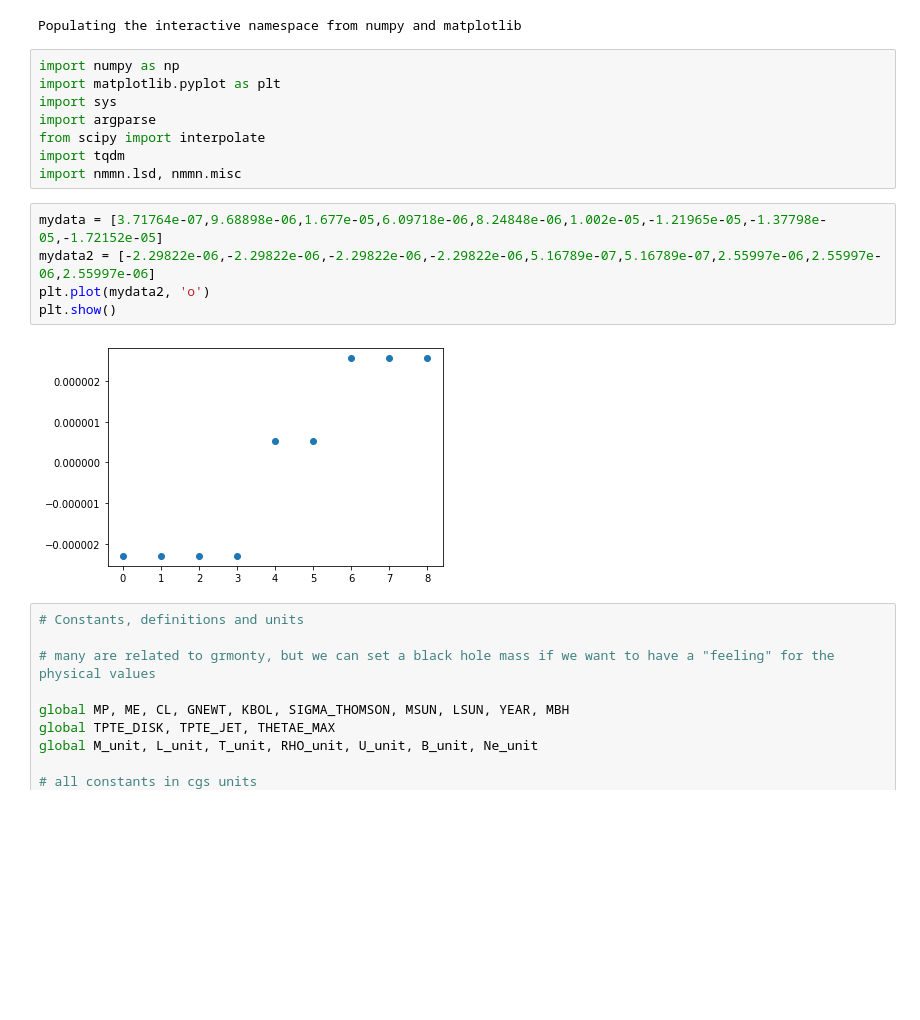
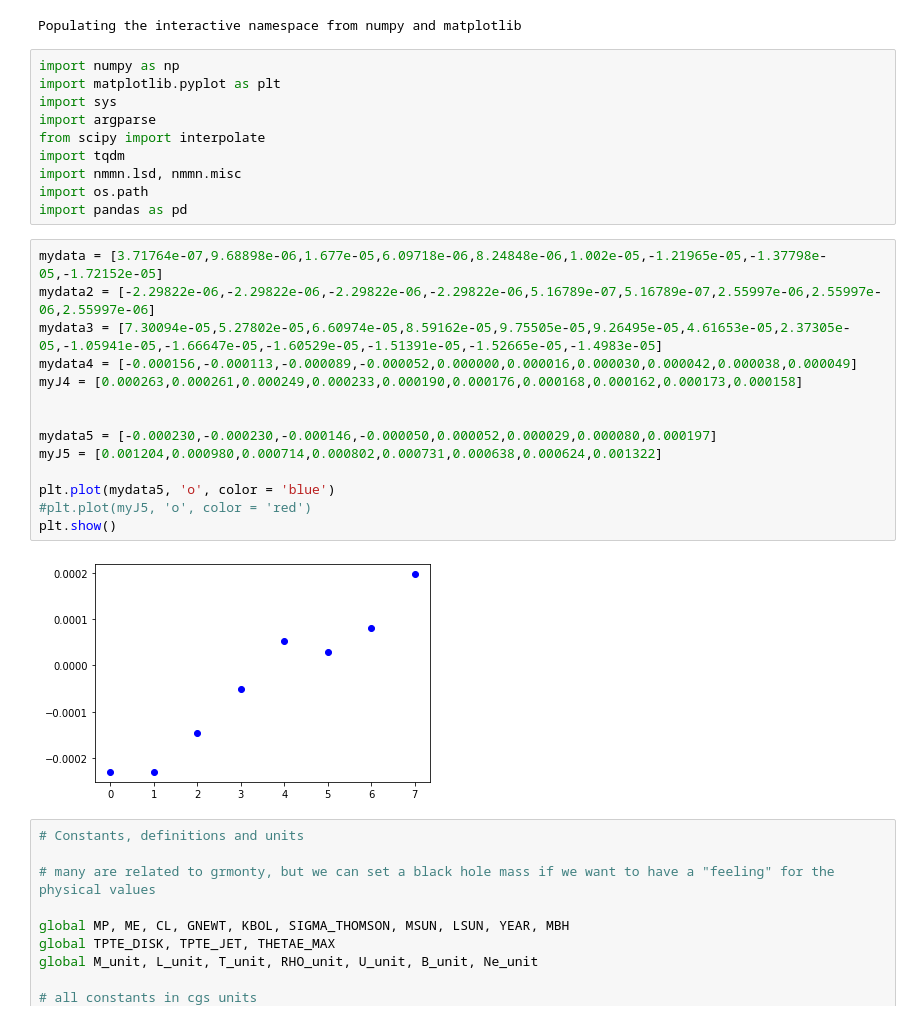
Before and after one commit to outflows/gyst, a Jupyter notebook: characterize.ipynb, the cells around one changed output. Drawn from its saved outputs; the diff is of its cells as text; blank space fills up the shorter version.

```diff
--- a/characterize.ipynb
+++ b/characterize.ipynb
@@ -12,13 +12,24 @@ import argparse
 from scipy import interpolate
 import tqdm
 import nmmn.lsd, nmmn.misc
+import os.path
+import pandas as pd
 # %%
 mydata = [3.71764e-07,9.68898e-06,1.677e-05,6.09718e-06,8.24848e-06,1.002e-05,-1.21965e-05,-1.37798e-05,-1.72152e-05]
 mydata2 = [-2.29822e-06,-2.29822e-06,-2.29822e-06,-2.29822e-06,5.16789e-07,5.16789e-07,2.55997e-06,2.55997e-06,2.55997e-06]
-plt.plot(mydata2, 'o')
+mydata3 = [7.30094e-05,5.27802e-05,6.60974e-05,8.59162e-05,9.75505e-05,9.26495e-05,4.61653e-05,2.37305e-05,-1.05941e-05,-1.66647e-05,-1.60529e-05,-1.51391e-05,-1.52665e-05,-1.4983e-05]
+mydata4 = [-0.000156,-0.000113,-0.000089,-0.000052,0.000000,0.000016,0.000030,0.000042,0.000038,0.000049]
+myJ4 = [0.000263,0.000261,0.000249,0.000233,0.000190,0.000176,0.000168,0.000162,0.000173,0.000158]
+
+
+mydata5 = [-0.000230,-0.000230,-0.000146,-0.000050,0.000052,0.000029,0.000080,0.000197]
+myJ5 = [0.001204,0.000980,0.000714,0.000802,0.000731,0.000638,0.000624,0.001322]
+
+plt.plot(mydata5, 'o', color = 'blue')
+#plt.plot(myJ5, 'o', color = 'red')
 plt.show()
 # %% [output]
-[figure, old version]
+[figure, new version]
 # %%
 # Constants, definitions and units
 
```
Also changed, not shown: parts of 50 cells of this notebook, 4 other files.
